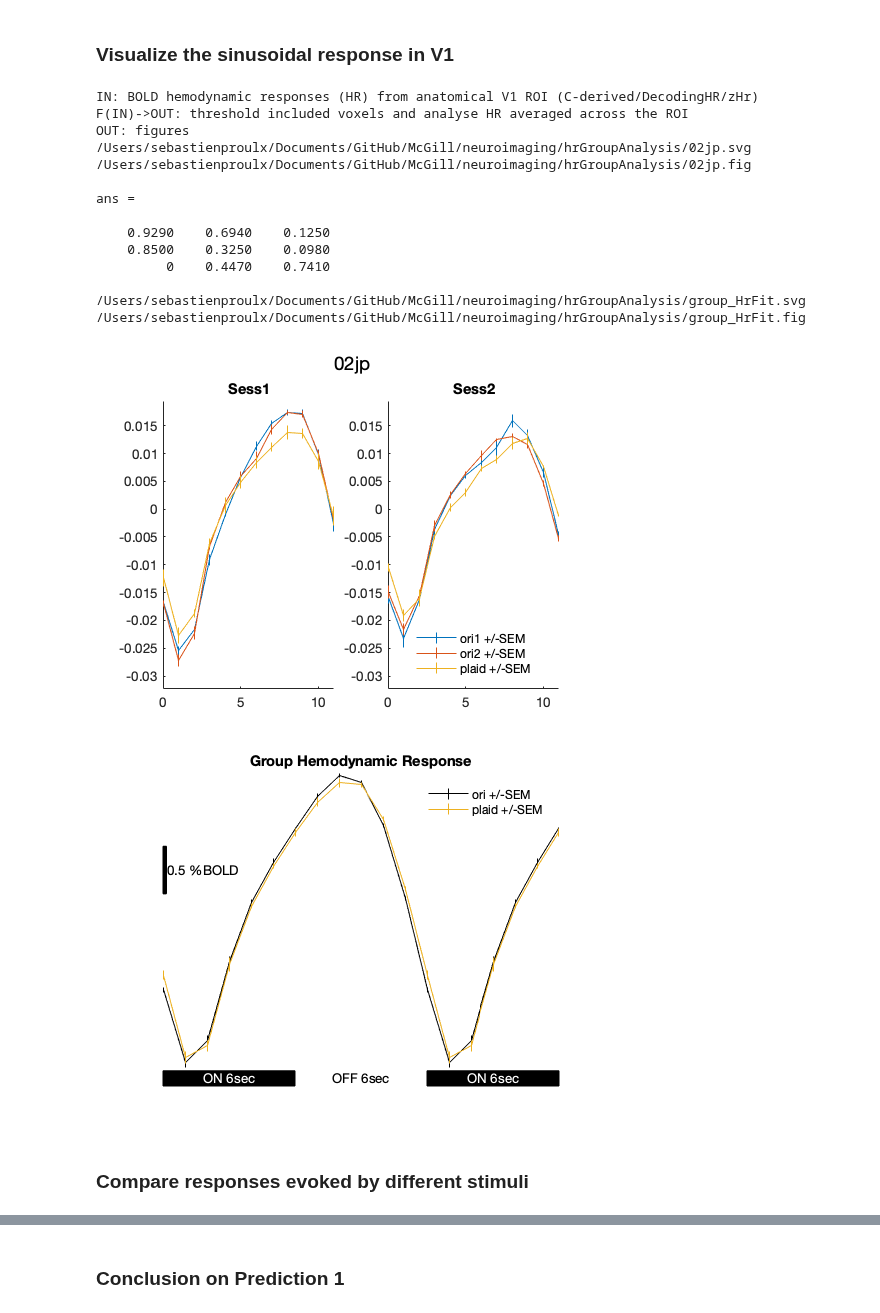
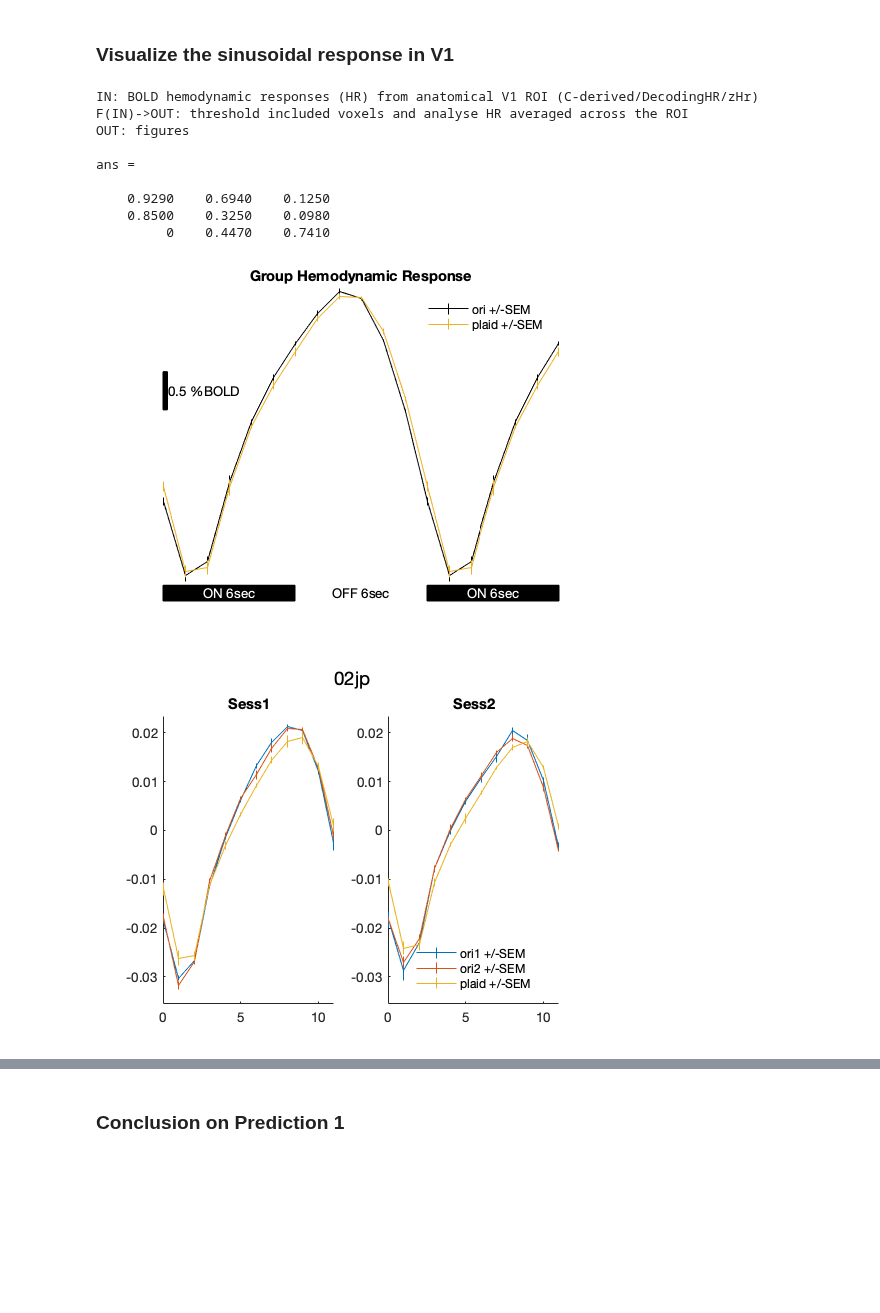
Before and after one commit to Proulx-S/HRdelay, a Jupyter notebook: neuroimaging/HRdelay.ipynb, the cells around one changed output, grey strips where cells are left out. Drawn from its saved outputs; the diff is of its cells as text; code cells hidden in the pictures; blank space fills up the shorter version.

```diff
--- a/neuroimaging/HRdelay.ipynb
+++ b/neuroimaging/HRdelay.ipynb
@@ -42,0 +47,3 @@ OUT: sinusoidal fit results (C-derived\DecodingHR\fun\zSin)
+# %%
+threshType = 'p';
+sinusoidalGroupAnalysis(threshType)
@@ -43,23 +72,16 @@ OUT: sinusoidal fit results (C-derived\DecodingHR\fun\zSin)
 # %% [markdown]
 ### Visualize the sinusoidal response in V1
 # %%
-hrGroupAnalysis
+hrGroupAnalysis(threshType)
 # %% [output]
 IN: BOLD hemodynamic responses (HR) from anatomical V1 ROI (C-derived/DecodingHR/zHr)
 F(IN)->OUT: threshold included voxels and analyse HR averaged across the ROI
 OUT: figures
-/Users/sebastienproulx/Documents/GitHub/McGill/neuroimaging/hrGroupAnalysis/02jp.svg
-/Users/sebastienproulx/Documents/GitHub/McGill/neuroimaging/hrGroupAnalysis/02jp.fig
 
 ans =
 
     0.9290    0.6940    0.1250
     0.8500    0.3250    0.0980
          0    0.4470    0.7410
-
-/Users/sebastienproulx/Documents/GitHub/McGill/neuroimaging/hrGroupAnalysis/group_HrFit.svg
-/Users/sebastienproulx/Documents/GitHub/McGill/neuroimaging/hrGroupAnalysis/group_HrFit.fig
-[figure, old version]
+[figure, new version]
-[figure, old version]
+[figure, new version]
-# %% [markdown]
-### Compare responses evoked by different stimuli
```
Also changed, not shown: parts of 8 cells of this notebook, 6 other files.
